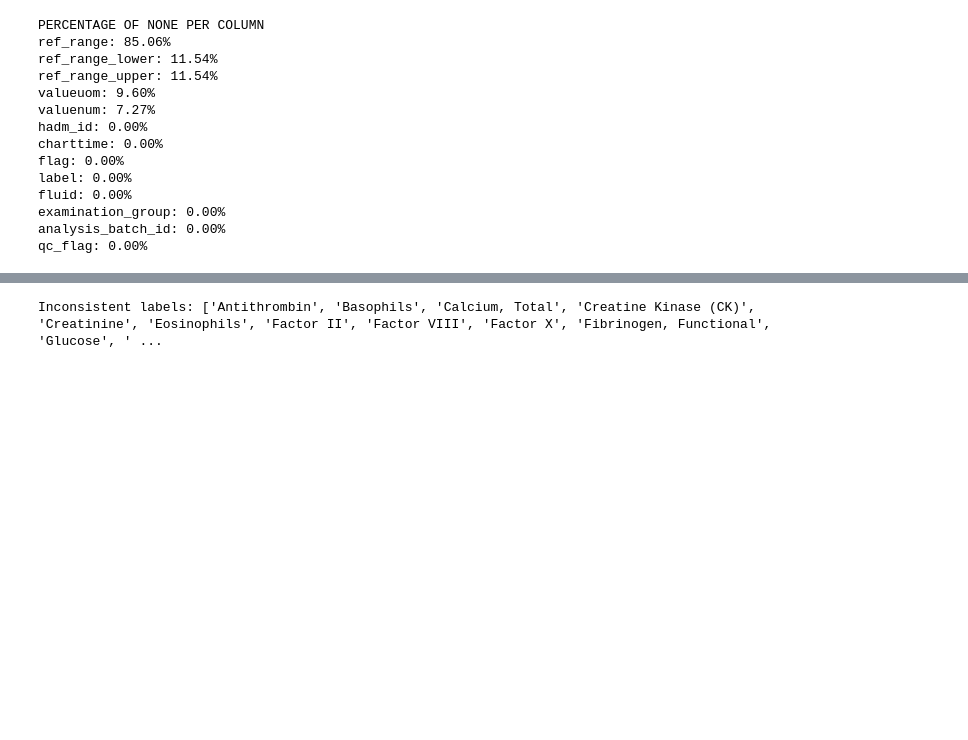
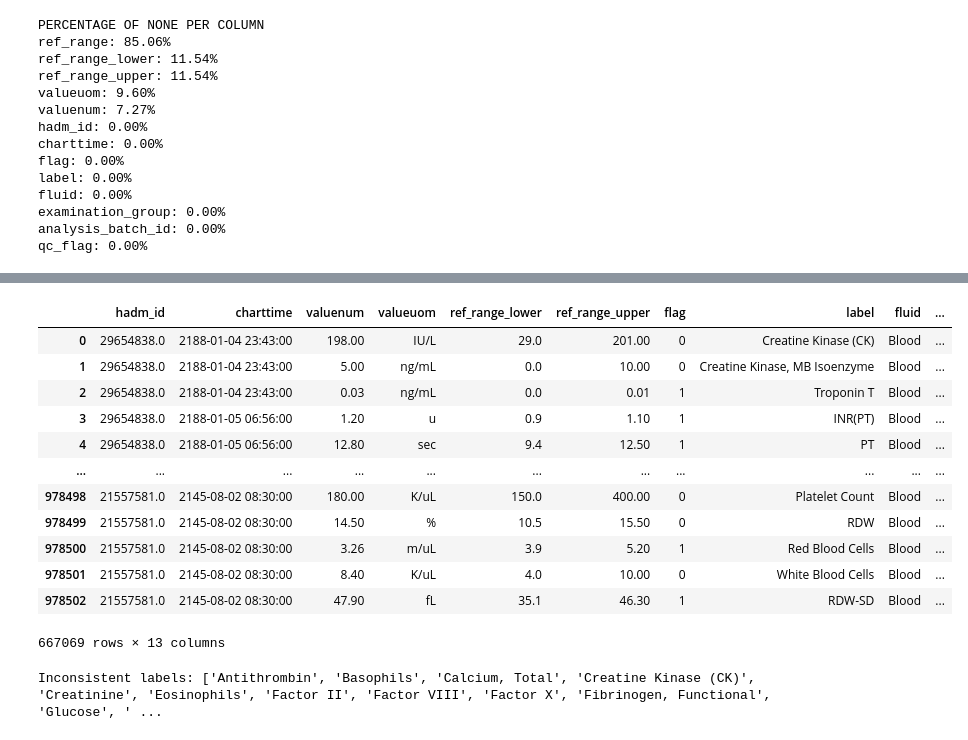
Before and after one commit to TommyTokk/DA4DH, a Jupyter notebook: notebooks/DataPreparation/data_preparation_2.ipynb, the cells around one changed output, grey strips where cells are left out. Drawn from its saved outputs; the diff is of its cells as text; code cells hidden in the pictures; blank space fills up the shorter version.

```diff
--- a/notebooks/DataPreparation/data_preparation_2.ipynb
+++ b/notebooks/DataPreparation/data_preparation_2.ipynb
@@ -156,3 +184,21 @@ data_frame
+# %%
+# Fill the INR(PT) missing values with "u"
+data_frame.loc[data_frame['label'] == 'INR(PT)', 'valueuom'] = data_frame.loc[data_frame['label'] == 'INR(PT)', 'valueuom'].fillna('u')
+data_frame
+# %% [output]
+|  | hadm_id | charttime | valuenum | valueuom | ref_range_lower | ref_range_upper | flag | label | fluid | ... |
+| 0 | 29654838.0 | 2188-01-04 23:43:00 | 198.00 | IU/L | 29.0 | 201.00 | 0 | Creatine Kinase (CK) | Blood | ... |
+| 1 | 29654838.0 | 2188-01-04 23:43:00 | 5.00 | ng/mL | 0.0 | 10.00 | 0 | Creatine Kinase, MB Isoenzyme | Blood | ... |
+| 2 | 29654838.0 | 2188-01-04 23:43:00 | 0.03 | ng/mL | 0.0 | 0.01 | 1 | Troponin T | Blood | ... |
+| 3 | 29654838.0 | 2188-01-05 06:56:00 | 1.20 | u | 0.9 | 1.10 | 1 | INR(PT) | Blood | ... |
+| 4 | 29654838.0 | 2188-01-05 06:56:00 | 12.80 | sec | 9.4 | 12.50 | 1 | PT | Blood | ... |
+| ... | ... | ... | ... | ... | ... | ... | ... | ... | ... | ... |
+| 978498 | 21557581.0 | 2145-08-02 08:30:00 | 180.00 | K/uL | 150.0 | 400.00 | 0 | Platelet Count | Blood | ... |
+| 978499 | 21557581.0 | 2145-08-02 08:30:00 | 14.50 | % | 10.5 | 15.50 | 0 | RDW | Blood | ... |
+| 978500 | 21557581.0 | 2145-08-02 08:30:00 | 3.26 | m/uL | 3.9 | 5.20 | 1 | Red Blood Cells | Blood | ... |
+| 978501 | 21557581.0 | 2145-08-02 08:30:00 | 8.40 | K/uL | 4.0 | 10.00 | 0 | White Blood Cells | Blood | ... |
+| 978502 | 21557581.0 | 2145-08-02 08:30:00 | 47.90 | fL | 35.1 | 46.30 | 1 | RDW-SD | Blood | ... |
+667069 rows × 13 columns
 # %%
 # Conta quanti valori distinti di ref_range_lower e ref_range_upper ci sono per ogni label
 nunique_check = (
```
Also changed, not shown: parts of 9 cells of this notebook, 7 other files.
